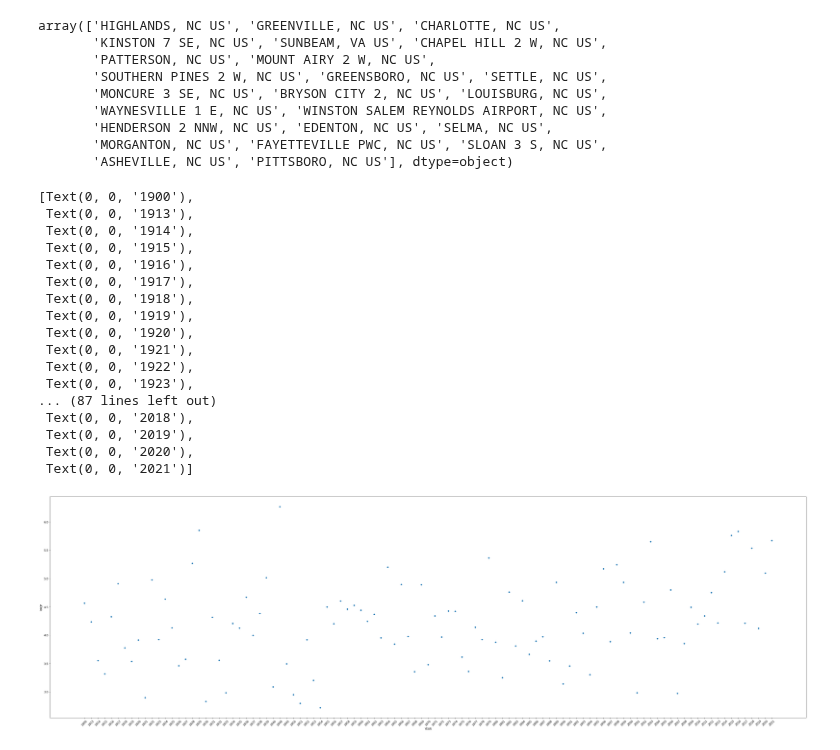
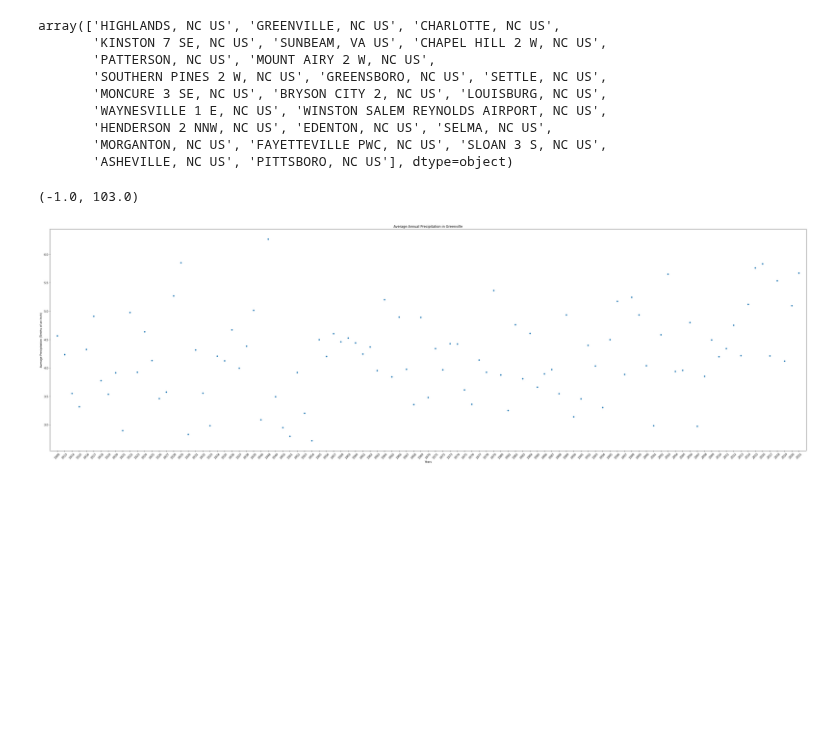
Before and after one commit to 1der4k/Data_Analysis_Project_1, a Jupyter notebook: NC_Precipitation.ipynb, the cells around one changed output. Cells and saved outputs as stored; diff of their text form; code cells hidden in the pictures; blank space fills up the shorter version.

Commit message:
added title, axis labels, and x-axis padding to Greenville scatter plot

```diff
--- a/NC_Precipitation.ipynb
+++ b/NC_Precipitation.ipynb
@@ -269,25 +269,17 @@ greenville_avg_prec_df = greenville_avg_prec_df.reset_index()
 # %%
 # Greenville plot
 
 greenville_scatter = greenville_avg_prec_df.plot(kind="scatter", x="YEAR", y="PRCP", figsize = (50,15), legend=False)
 
 greenville_scatter.set_xticklabels(greenville_avg_prec_df["YEAR"], rotation = 45)
+
+plt.title("Average Annual Precipitation in Greenville")
+
+plt.xlabel('Years')
+
+plt.ylabel("Average Precipitation (Tenths of an Inch)")
+
+plt.xlim(-1, 103)
 # %% [output]
-[Text(0, 0, '1900'),
- Text(0, 0, '1913'),
- Text(0, 0, '1914'),
- Text(0, 0, '1915'),
- Text(0, 0, '1916'),
- Text(0, 0, '1917'),
- Text(0, 0, '1918'),
- Text(0, 0, '1919'),
- Text(0, 0, '1920'),
- Text(0, 0, '1921'),
- Text(0, 0, '1922'),
- Text(0, 0, '1923'),
-... (87 lines left out)
- Text(0, 0, '2018'),
- Text(0, 0, '2019'),
- Text(0, 0, '2020'),
- Text(0, 0, '2021')]
+(-1.0, 103.0)
-[figure, old version]
+[figure, new version]
```
